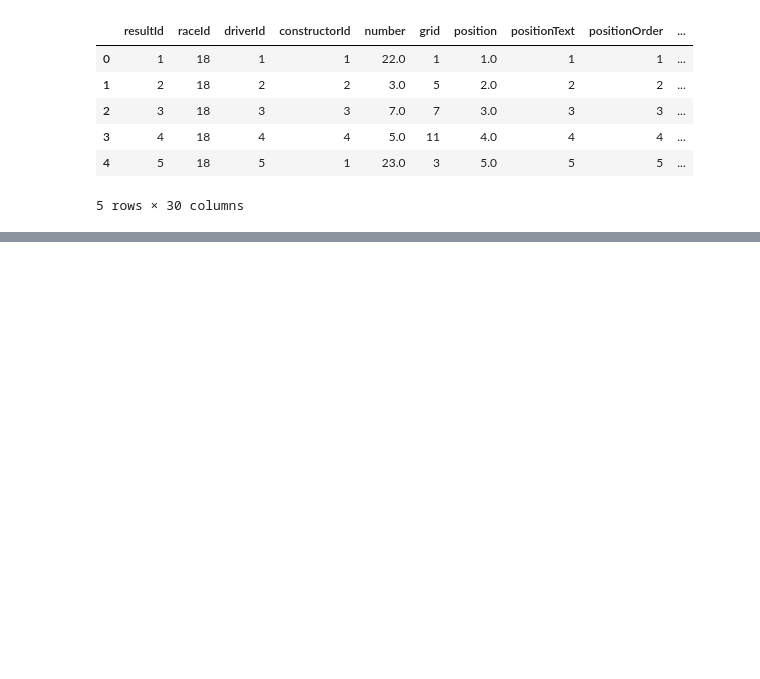
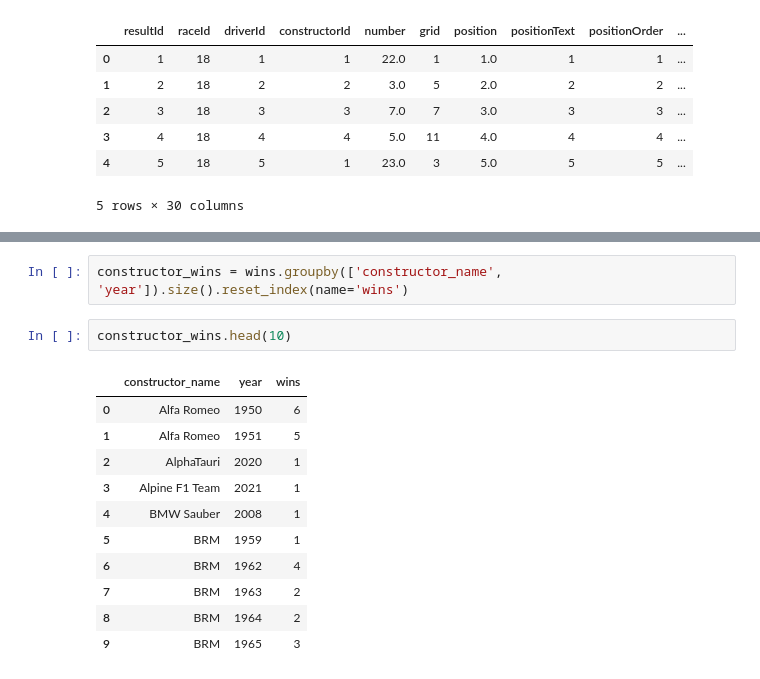
Before and after one commit to Mohitbadetiya/f1-analytics-dashboard, a Jupyter notebook: notebooks/01_data_exploration.ipynb, the cells around one changed output, grey strips where cells are left out. Saved outputs shown, nothing was run; the diff lists cells and outputs as text; blank space fills up the shorter version.

```diff
--- a/notebooks/01_data_exploration.ipynb
+++ b/notebooks/01_data_exploration.ipynb
@@ -78,0 +120,16 @@ master.to_csv('../data/processed/master_results.csv', index=False)
+# %%
+constructor_wins = wins.groupby(['constructor_name', 'year']).size().reset_index(name='wins')
+# %%
+constructor_wins.head(10)
+# %% [output]
+|  | constructor_name | year | wins |
+| 0 | Alfa Romeo | 1950 | 6 |
+| 1 | Alfa Romeo | 1951 | 5 |
+| 2 | AlphaTauri | 2020 | 1 |
+| 3 | Alpine F1 Team | 2021 | 1 |
+| 4 | BMW Sauber | 2008 | 1 |
+| 5 | BRM | 1959 | 1 |
+| 6 | BRM | 1962 | 4 |
+| 7 | BRM | 1963 | 2 |
+| 8 | BRM | 1964 | 2 |
+| 9 | BRM | 1965 | 3 |
```
Also changed, not shown: parts of 13 cells of this notebook, 1 other file.
